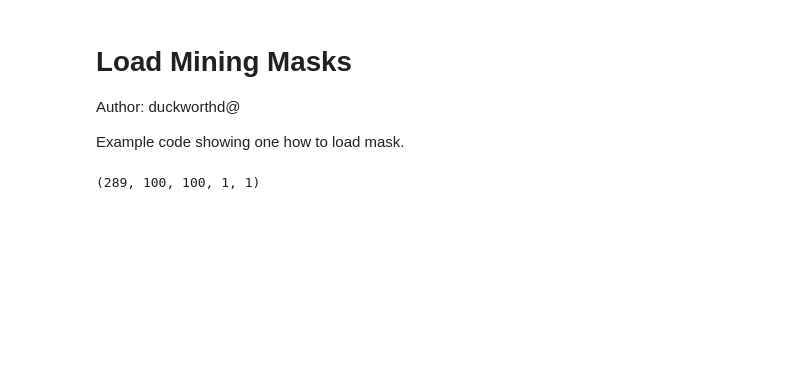
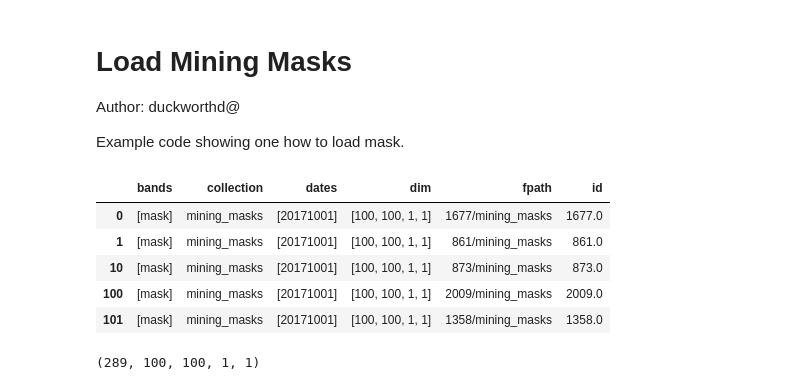
Before and after one commit to datakind/public-DKHQ_GlobalWitness, a Jupyter notebook: duckworthd/2017-10-12 | Load Mining Masks.ipynb, the cells around one changed output. Cells and saved outputs as stored; diff of their text form; code cells hidden in the pictures; blank space fills up the shorter version.

```diff
--- a/duckworthd/2017-10-12 | Load Mining Masks.ipynb
+++ b/duckworthd/2017-10-12 | Load Mining Masks.ipynb
@@ -55 +52,14 @@ masks_metadata = mining.load_metadata(MINING_SITE_MASKS_ROOT)
+# %%
+# Load metadata. Drop all rows that don't relate to masks.
+
+masks_metadata = mining.load_metadata(MINING_SITE_MASKS_ROOT)
+masks_metadata = masks_metadata[masks_metadata["fpath"].str.endswith("mining_masks")]
+masks_metadata.head()
+# %% [output]
+|  | bands | collection | dates | dim | fpath | id |
+| 0 | [mask] | mining_masks | [20171001] | [100, 100, 1, 1] | 1677/mining_masks | 1677.0 |
+| 1 | [mask] | mining_masks | [20171001] | [100, 100, 1, 1] | 861/mining_masks | 861.0 |
+| 10 | [mask] | mining_masks | [20171001] | [100, 100, 1, 1] | 873/mining_masks | 873.0 |
+| 100 | [mask] | mining_masks | [20171001] | [100, 100, 1, 1] | 2009/mining_masks | 2009.0 |
+| 101 | [mask] | mining_masks | [20171001] | [100, 100, 1, 1] | 1358/mining_masks | 1358.0 |
 # %%
```
Also changed, not shown: parts of 6 cells of this notebook.
